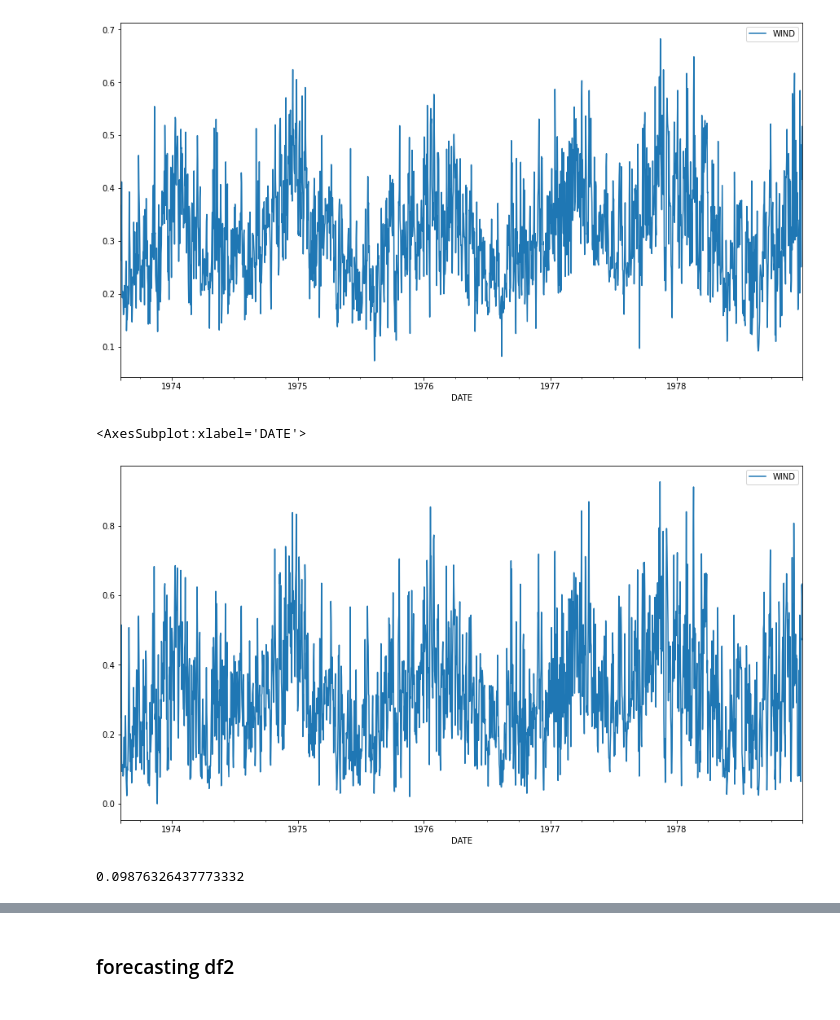
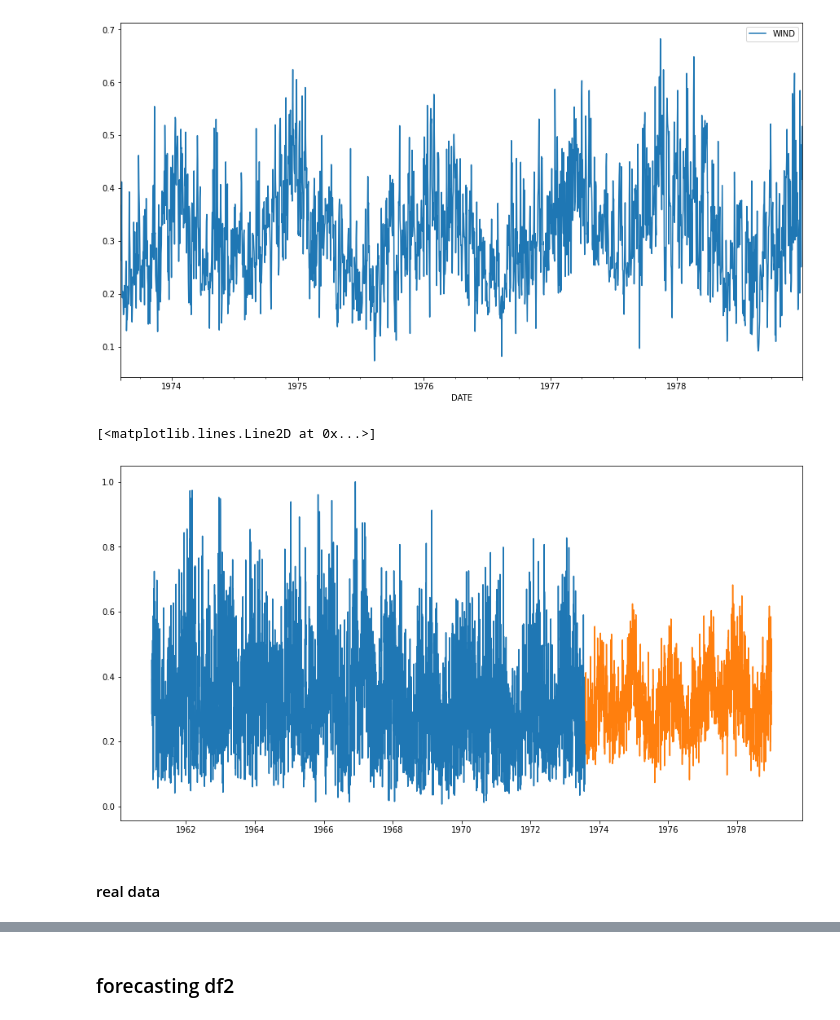
Before and after one commit to iavirovic/strojno-ucenje, a Jupyter notebook: notebooks/VAR model.ipynb, the cells around one changed output, grey strips where cells are left out. Cells and saved outputs as stored; diff of their text form; code cells hidden in the pictures.

```diff
--- a/notebooks/VAR model.ipynb
+++ b/notebooks/VAR model.ipynb
@@ -94,12 +96,12 @@ result_df1.plot(y='WIND',figsize=(15,8))
 # %% [output]
 <AxesSubplot:xlabel='DATE'>
 [figure]
-# %%
-test_df1.plot(y='WIND',figsize=(15,8))
-# %% [output]
-<AxesSubplot:xlabel='DATE'>
-[figure, removed]
-# %%
-mean_absolute_error(result_df1['WIND'], test_df1['WIND'])
-# %% [output]
-0.09876326437773332
+# %%
+fig, ax = plt.subplots(1, 1, figsize=(15, 8))
+ax.plot(train_df1['WIND'])
+ax.plot(result_df1['WIND'])
+# %% [output]
+[<matplotlib.lines.Line2D at 0x...>]
+[figure, added]
+# %% [markdown]
+#### real data
```
Also changed, not shown: parts of 13 cells of this notebook, 2 other files.
